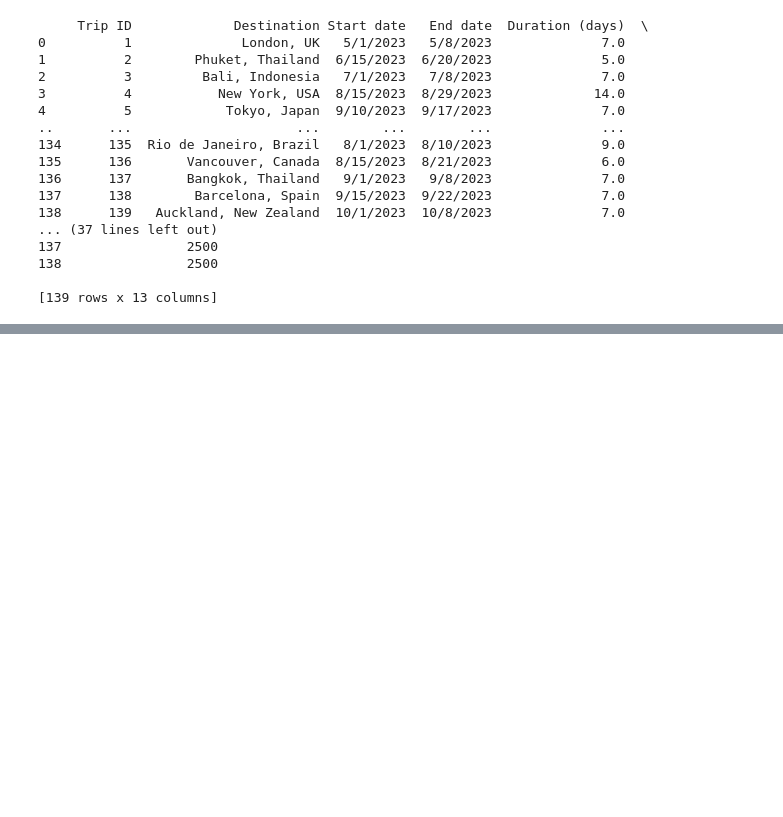
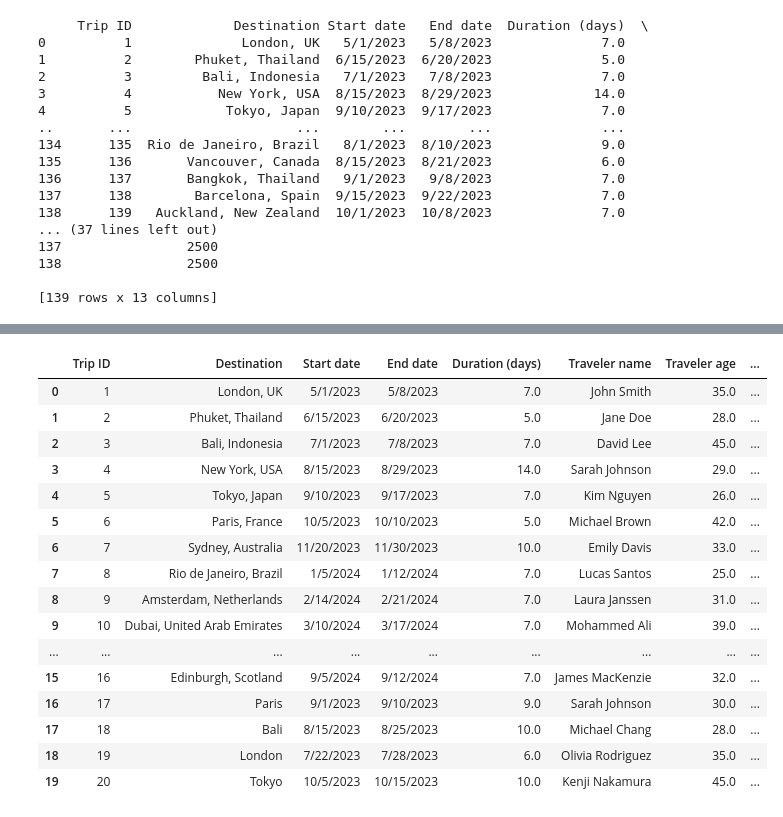
Before and after one commit to Hollieb63/dataset-homework, a Jupyter notebook: Pandas homework.ipynb, the cells around one changed output, grey strips where cells are left out. Cells and saved outputs as stored; diff of their text form; code cells hidden in the pictures; blank space fills up the shorter version.

```diff
--- a/Pandas homework.ipynb
+++ b/Pandas homework.ipynb
@@ -50,0 +92,20 @@ print(travel_df)
+# %%
+travel_df.head(20)
+# %% [output]
+|  | Trip ID | Destination | Start date | End date | Duration (days) | Traveler name | Traveler age | ... |
+| 0 | 1 | London, UK | 5/1/2023 | 5/8/2023 | 7.0 | John Smith | 35.0 | ... |
+| 1 | 2 | Phuket, Thailand | 6/15/2023 | 6/20/2023 | 5.0 | Jane Doe | 28.0 | ... |
+| 2 | 3 | Bali, Indonesia | 7/1/2023 | 7/8/2023 | 7.0 | David Lee | 45.0 | ... |
+| 3 | 4 | New York, USA | 8/15/2023 | 8/29/2023 | 14.0 | Sarah Johnson | 29.0 | ... |
+| 4 | 5 | Tokyo, Japan | 9/10/2023 | 9/17/2023 | 7.0 | Kim Nguyen | 26.0 | ... |
+| 5 | 6 | Paris, France | 10/5/2023 | 10/10/2023 | 5.0 | Michael Brown | 42.0 | ... |
+| 6 | 7 | Sydney, Australia | 11/20/2023 | 11/30/2023 | 10.0 | Emily Davis | 33.0 | ... |
+| 7 | 8 | Rio de Janeiro, Brazil | 1/5/2024 | 1/12/2024 | 7.0 | Lucas Santos | 25.0 | ... |
+| 8 | 9 | Amsterdam, Netherlands | 2/14/2024 | 2/21/2024 | 7.0 | Laura Janssen | 31.0 | ... |
+| 9 | 10 | Dubai, United Arab Emirates | 3/10/2024 | 3/17/2024 | 7.0 | Mohammed Ali | 39.0 | ... |
+| ... | ... | ... | ... | ... | ... | ... | ... | ... |
+| 15 | 16 | Edinburgh, Scotland | 9/5/2024 | 9/12/2024 | 7.0 | James MacKenzie | 32.0 | ... |
+| 16 | 17 | Paris | 9/1/2023 | 9/10/2023 | 9.0 | Sarah Johnson | 30.0 | ... |
+| 17 | 18 | Bali | 8/15/2023 | 8/25/2023 | 10.0 | Michael Chang | 28.0 | ... |
+| 18 | 19 | London | 7/22/2023 | 7/28/2023 | 6.0 | Olivia Rodriguez | 35.0 | ... |
+| 19 | 20 | Tokyo | 10/5/2023 | 10/15/2023 | 10.0 | Kenji Nakamura | 45.0 | ... |
```
Also changed, not shown: parts of 21 cells of this notebook.
